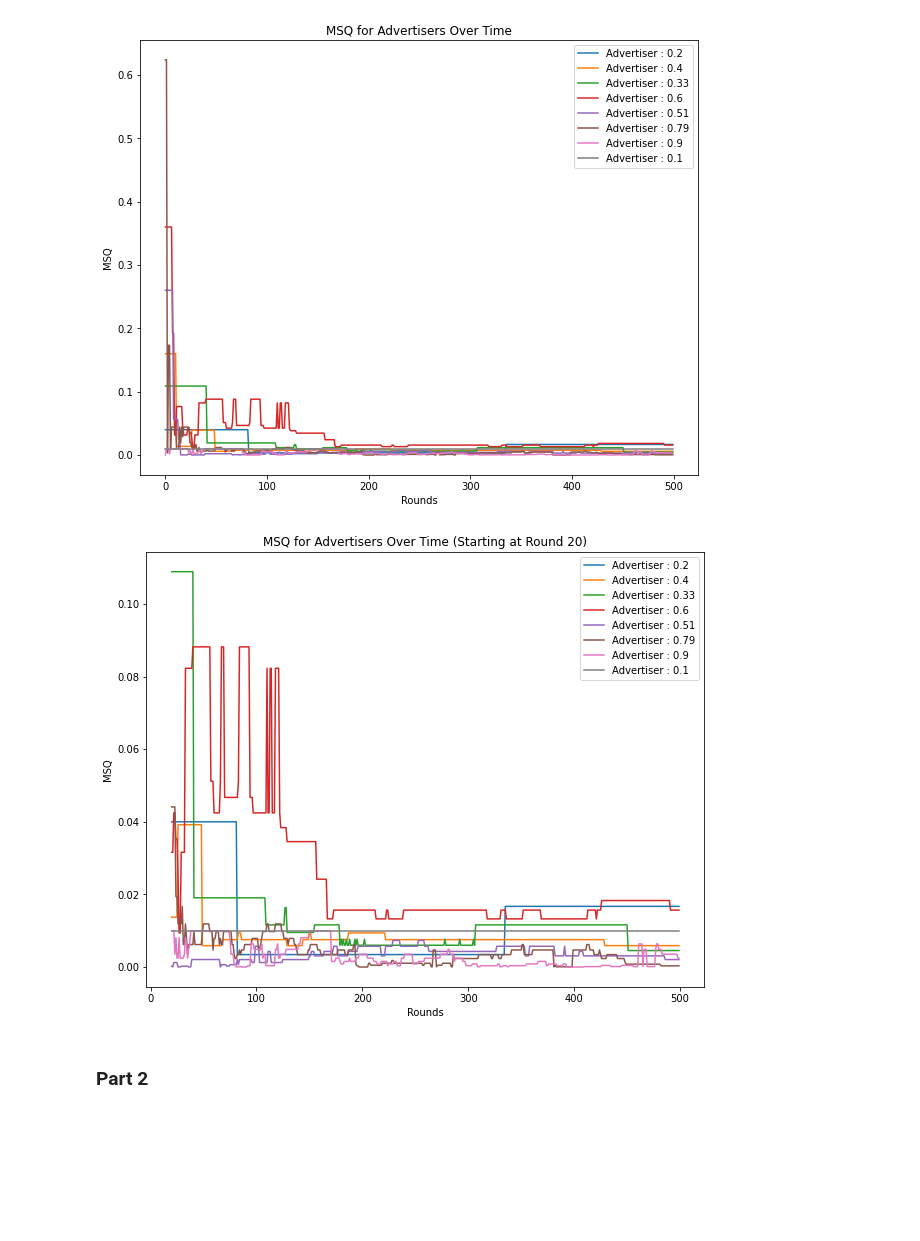
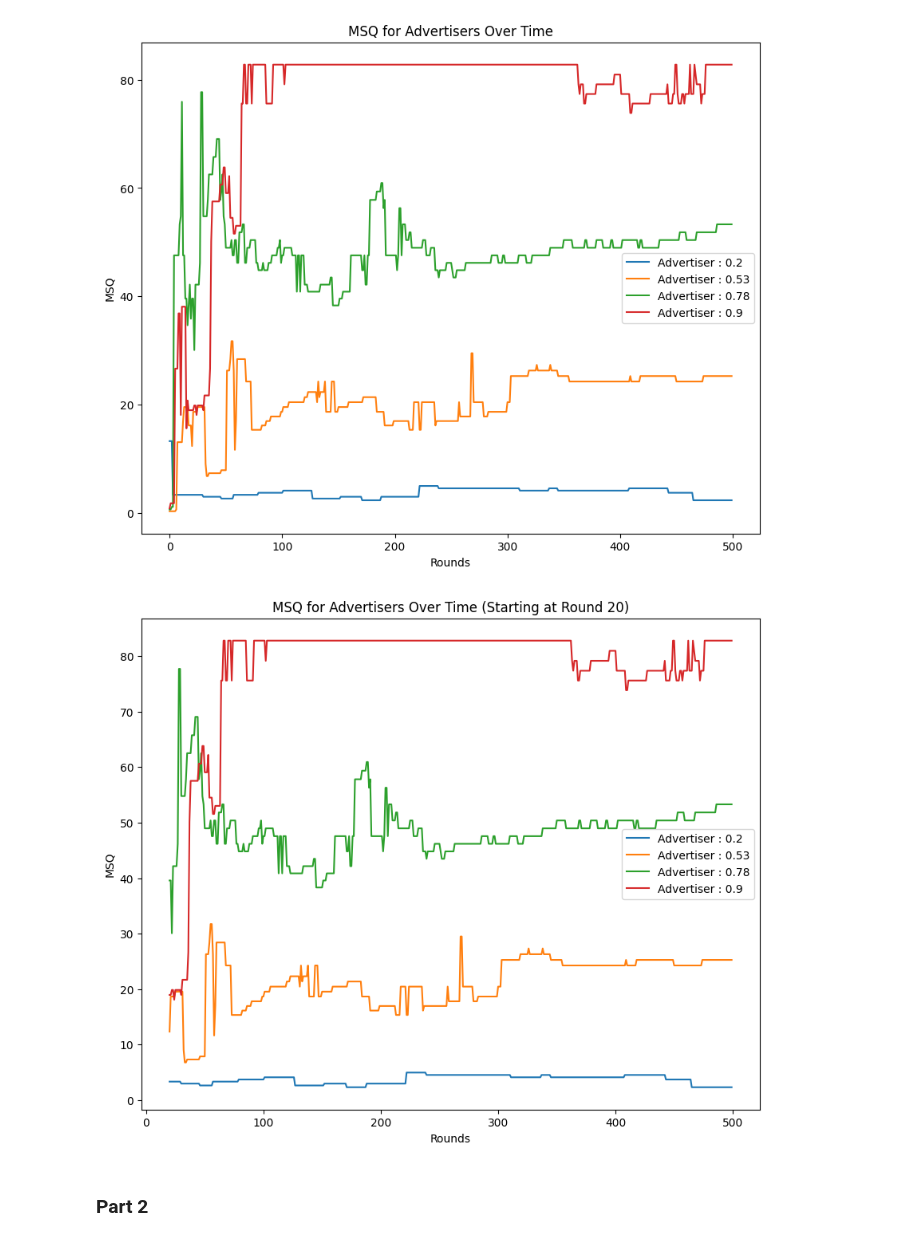
Before and after one commit to PrabhavJain10/Online-Markets, a Jupyter notebook: Project 5/proj5.ipynb, the cells around one changed output. Cells and saved outputs as stored; diff of their text form; code cells hidden in the pictures; blank space fills up the shorter version.

```diff
--- a/Project 5/proj5.ipynb
+++ b/Project 5/proj5.ipynb
@@ -42,13 +42,21 @@ class EWAlg:
         return self.regret
 
     def update(self, payoffs):
+        #update payoffs
         for j in range(len(payoffs)):
             curPayoff = payoffs[j]
             self.payoffs[j] = self.payoffs[j] + curPayoff
+        sumPayoffs = np.sum(self.payoffs)
+        # normalize payoffs and calculate new weights
+        for j in range(len(payoffs)):
+            if (self.payoffs[j] != 0):
+                self.payoffs[j] = self.payoffs[j]/sumPayoffs
             newWeight = (1+self.epsilon)**(self.payoffs[j]/self.h)
             self.weights[j] = newWeight
+        # normalize weights
         self.sumWeights = np.sum(self.weights)
         self.weights = self.weights/self.sumWeights
+        # update probabilities
         self.sumWeights = np.sum(self.weights)
         self.probs = self.weights/self.sumWeights
         return
@@ -81,8 +89,8 @@ class EWAlg:
 class advertiserTracker:
     def __init__(self, index):
         self.index = index
-        self.possibleBids =  np.linspace(0, 1, 100)
-        self.possibleValues = np.linspace(0, 1, 100)
+        self.possibleBids =  np.linspace(0, 10, 100)
+        self.possibleValues = np.linspace(0, 10, 100)
         self.actualPayoffs = np.zeros(100)
         self.possiblePayoffs = np.zeros((100, 100))
         self.regrets = np.zeros(100)
@@ -111,25 +119,25 @@ class advertiserTracker:
 # %%
 advertisers = []
 trackers = []
-actualValues = [0.2, 0.4, 0.33, 0.6, 0.51, 0.79, 0.9, 0.1]
+actualValues = [0.2, 0.53, 0.78, 0.9]
 print("Actual Values:")
-for i in range(8):
-    myValue = actualValues[i] # np.random.uniform(0, 1)
+for i in range(4):
+    myValue = actualValues[i] * 10 # np.random.uniform(0, 1)
     print(myValue)
     # actualValues.append(myValue)
     myBids = np.linspace(0, myValue, 100)
-    advertisers.append(EWAlg(0.068, 100, 1, myBids, myValue))
+    advertisers.append(EWAlg(0.1, 100, 10, myBids, myValue))
     trackers.append(advertiserTracker(i))
 
 round = [30, 100, 200, 330, 499]
 possibleValues = trackers[3].possibleValues
 regretsOverTime = np.zeros((len(round), len(possibleValues)))
 
-MSQ = [[0] * 500 for i in range(8)]
+MSQ = [[0] * 500 for i in range(4)]
 
 for i in range(500):
     bids = []
-    qualities = [np.random.uniform(0, 1) for i in range(8)]
+    qualities = [np.random.uniform(0, 1) for i in range(4)]
     for advertiser in advertisers:
         bids.append(advertiser.getAction())
     qWeightedBids = np.multiply(qualities, bids)
@@ -146,7 +154,7 @@ for i in range(500):
     bids.clear()
     qualities.clear()
     if(i in round):
-        trackers[3].calcRegrets()
+        # trackers[3].calcRegrets()
         regretsOverTime[round.index(i)] = trackers[3].regrets
 # %% [output]
 Actual Values:
@@ -229,36 +225,36 @@ Actual regrets:
 
 f = plt.figure()
 f.set_figwidth(10)
 f.set_figheight(8)
 
-for count in range(8):
+for count in range(4):
     plt.plot(np.arange(500), MSQ[count], label = "Advertiser : " + str(actualValues[count]))
 
 plt.title('MSQ for Advertisers Over Time')
 plt.xlabel('Rounds')
 plt.ylabel('MSQ')
 plt.legend()
 plt.show()
 
 f = plt.figure()
 f.set_figwidth(10)
 f.set_figheight(8)
 
-for count in range(8):
+for count in range(4):
     plt.plot(np.arange(500)[20:500], MSQ[count][20:500], label = "Advertiser : " + str(actualValues[count]))
 
 plt.title('MSQ for Advertisers Over Time (Starting at Round 20)')
 plt.xlabel('Rounds')
 plt.ylabel('MSQ')
 plt.legend()
 plt.show()
 
 
 # print ("Actual regrets:")
 # for advertiser in advertisers:
 #     print(advertiser.getRegret())
 # %% [output]
-[figure, old version]
+[figure, new version]
-[figure, old version]
+[figure, new version]
 # %% [markdown]
 ### Part 2
```
Also changed, not shown: parts of 5 cells of this notebook.
